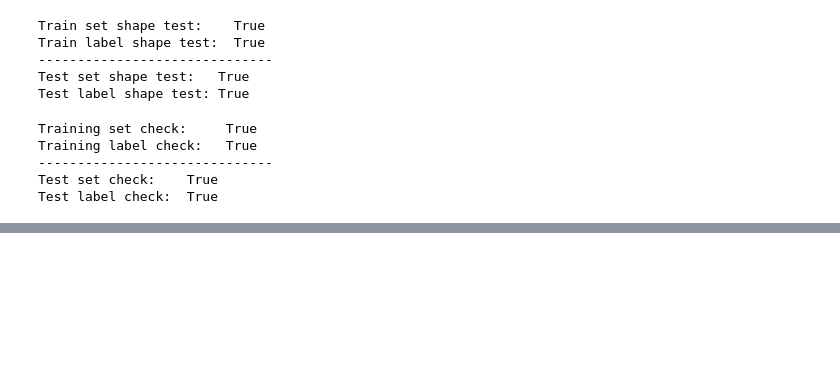
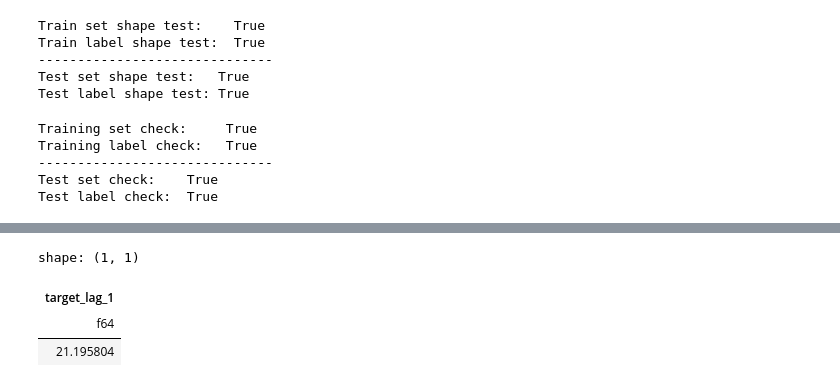
Before and after one commit to ivn23/bench-time, a Jupyter notebook: pipeline_test.ipynb, the cells around one changed output, grey strips where cells are left out. Cells and saved outputs as stored; diff of their text form; code cells hidden in the pictures; blank space fills up the shorter version.

```diff
--- a/pipeline_test.ipynb
+++ b/pipeline_test.ipynb
@@ -291,0 +408,12 @@ Test label check:  True
+# %%
+(df_clean
+ .filter(pl.col('productID') == 2284)
+ .filter(pl.col('storeID') == 9)
+ .filter(pl.col('date') >= pl.date(2016,1,1))
+ .drop_nulls()
+ .select(pl.col('target_lag_1').mean()))
+# %% [output]
+shape: (1, 1)
+| target_lag_1 |
+| f64 |
+| 21.195804 |
```
Also changed, not shown: parts of 31 cells of this notebook, 13 other files.
